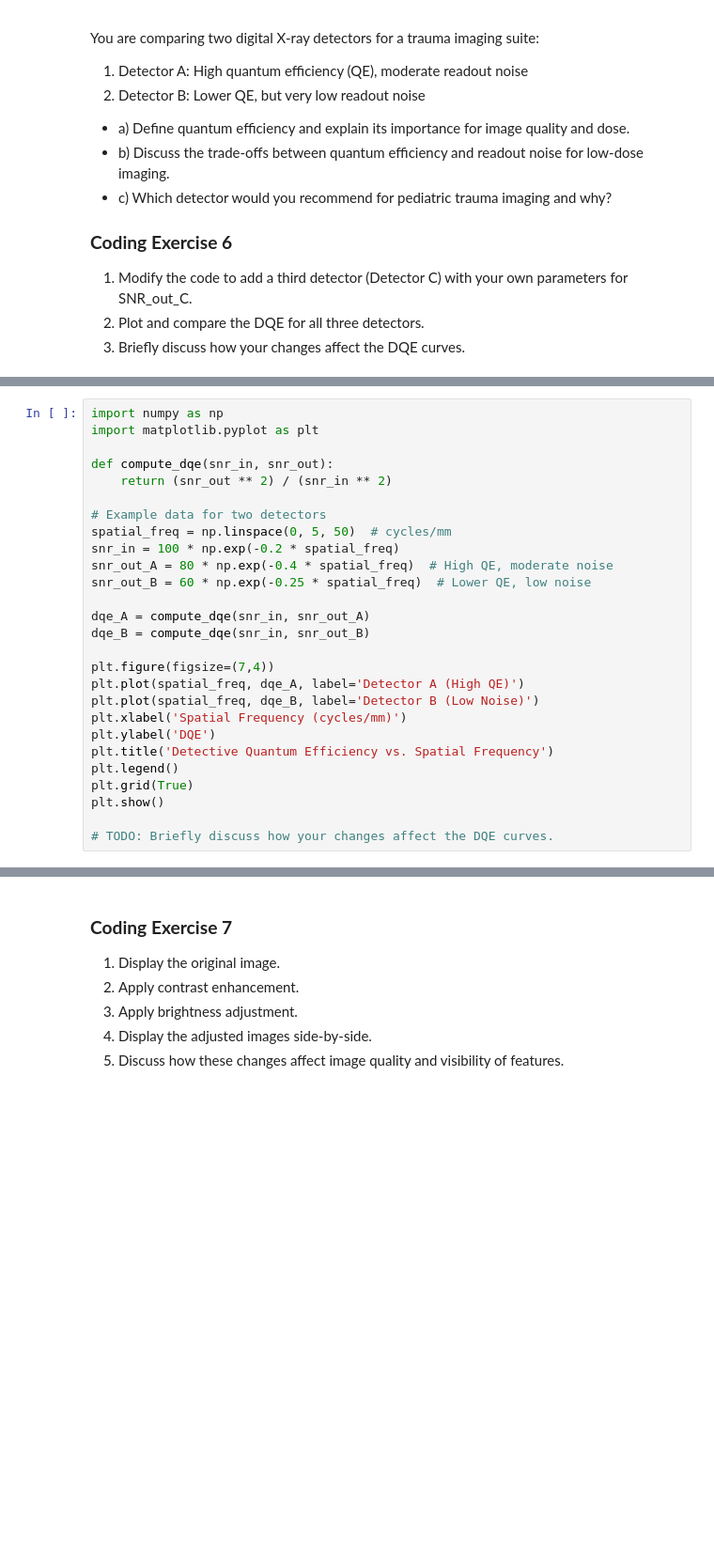
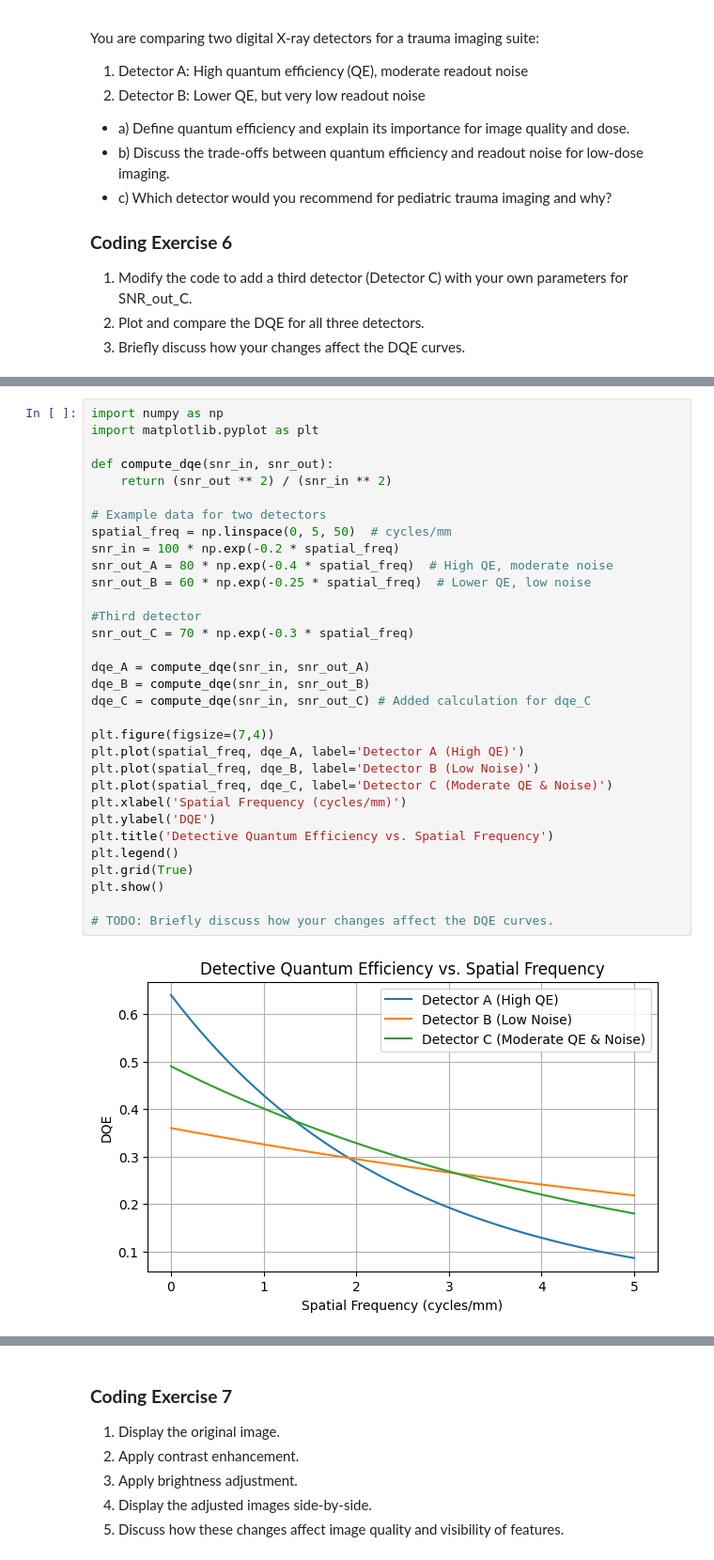
Before and after one commit to Gabi-Givelichian/BMEN509-623_Deliverable_2, a Jupyter notebook: deliverable-02-starter.ipynb, the cells around one changed output, grey strips where cells are left out. Shown at 94% size. Cells and saved outputs as stored; diff of their text form; blank space fills up the shorter version.

```diff
--- a/deliverable-02-starter.ipynb
+++ b/deliverable-02-starter.ipynb
@@ -430,27 +535,34 @@ You are comparing two digital X-ray detectors for a trauma imaging suite:
 # %%
 import numpy as np
 import matplotlib.pyplot as plt
 
 def compute_dqe(snr_in, snr_out):
     return (snr_out ** 2) / (snr_in ** 2)
 
 # Example data for two detectors
 spatial_freq = np.linspace(0, 5, 50)  # cycles/mm
 snr_in = 100 * np.exp(-0.2 * spatial_freq)
 snr_out_A = 80 * np.exp(-0.4 * spatial_freq)  # High QE, moderate noise
 snr_out_B = 60 * np.exp(-0.25 * spatial_freq)  # Lower QE, low noise
 
+#Third detector
+snr_out_C = 70 * np.exp(-0.3 * spatial_freq)
+
 dqe_A = compute_dqe(snr_in, snr_out_A)
 dqe_B = compute_dqe(snr_in, snr_out_B)
+dqe_C = compute_dqe(snr_in, snr_out_C) # Added calculation for dqe_C
 
 plt.figure(figsize=(7,4))
 plt.plot(spatial_freq, dqe_A, label='Detector A (High QE)')
 plt.plot(spatial_freq, dqe_B, label='Detector B (Low Noise)')
+plt.plot(spatial_freq, dqe_C, label='Detector C (Moderate QE & Noise)')
 plt.xlabel('Spatial Frequency (cycles/mm)')
 plt.ylabel('DQE')
 plt.title('Detective Quantum Efficiency vs. Spatial Frequency')
 plt.legend()
 plt.grid(True)
 plt.show()
 
 # TODO: Briefly discuss how your changes affect the DQE curves.
+# %% [output]
+[figure, added]
```
Also changed, not shown: parts of 14 cells of this notebook.
